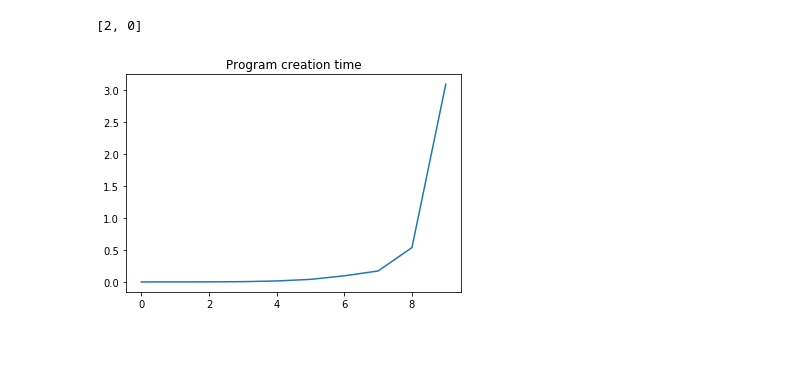
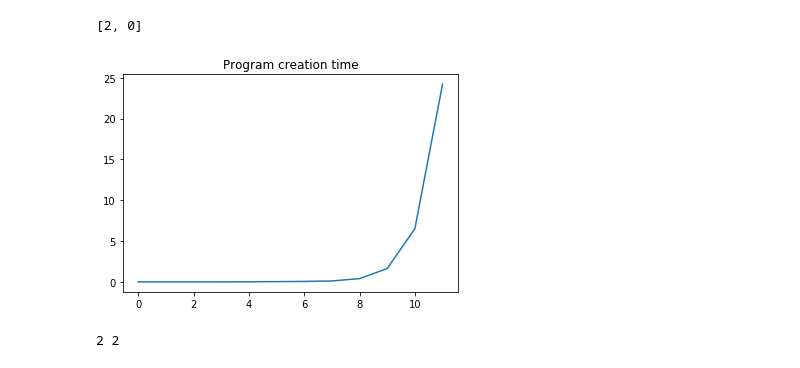
Before and after one commit to thomasmaldonado/cs121_final_project, a Jupyter notebook: nand_circ.ipynb, the cells around one changed output. Cells and saved outputs as stored; diff of their text form; code cells hidden in the pictures.

```diff
--- a/nand_circ.ipynb
+++ b/nand_circ.ipynb
@@ -33,7 +33,9 @@ def NAND(a, b):
     return 1 - a * b
 # %%
 class NAND_CIRC:
-    def __init__(self, num_inputs, num_outputs):
+    def __init__(self, num_inputs : int, num_outputs : int):
+        if num_inputs < 1 or num_outputs < 1:
+            raise Exception('Cannot create nontrivial circuit with {} inputs and {} outputs'.format(num_inputs, num_outputs))
         self.num_inputs = num_inputs
         self.num_outputs = num_outputs
         self.num_working = 0
@@ -138,6 +140,17 @@ class NAND_CIRC:
         self.NAND(temp_1, in1, notcond)
         self.NAND(out, temp_0, temp_1)
 
+    def ONE(self, out):
+        in0 = self.input_var(0)
+        temp = self.allocate()
+        self.NOT(temp, in0)
+        self.NAND(out, temp, in0)
+
+    def ZERO(self, out):
+        temp = self.allocate()
+        self.ONE(temp)
+        self.NOT(out, temp)
+
     def num_vars(self):
         counter = self.num_inputs + self.num_outputs
         for triple in self.program:
@@ -328,15 +620,15 @@ print(a)
 # %%
 from time import time
 import matplotlib.pyplot as plt
 times = []
 
-for x in range(2,12):
+for x in range(2,14):
     start = time()
     LOOKUP(x)
     end = time()
     times.append(end - start)
 plt.plot(times)
 plt.title('Program creation time')
 plt.show()
 # %% [output]
-[figure, old version]
+[figure, new version]
@@ -342,0 +646,12 @@ plt.show()
+# %%
+state_list = ['x','y']
+alphabet = ['a','b']
+d = {('x','a') : ('x', 'a', 'L'), ('y','a') : ('y', 'b', 'R'), ('x','b') : ('x', 'b', 'H'), ('y', 'b') : ('x', 'b', 'S')}
+TM = NAND_TM(state_list, alphabet, d)
+TM.transition2str()
+tm = TM.tm2str()
+num_states, tm = get_prefix(tm)
+num_symbols, tm = get_prefix(tm)
+print(num_states, num_symbols)
+# %% [output]
+2 2
```
Also changed, not shown: parts of 19 cells of this notebook.
